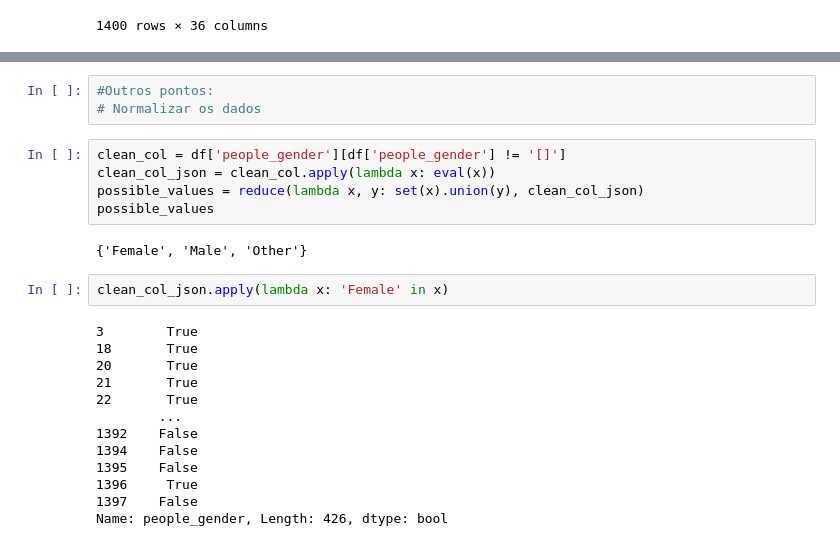
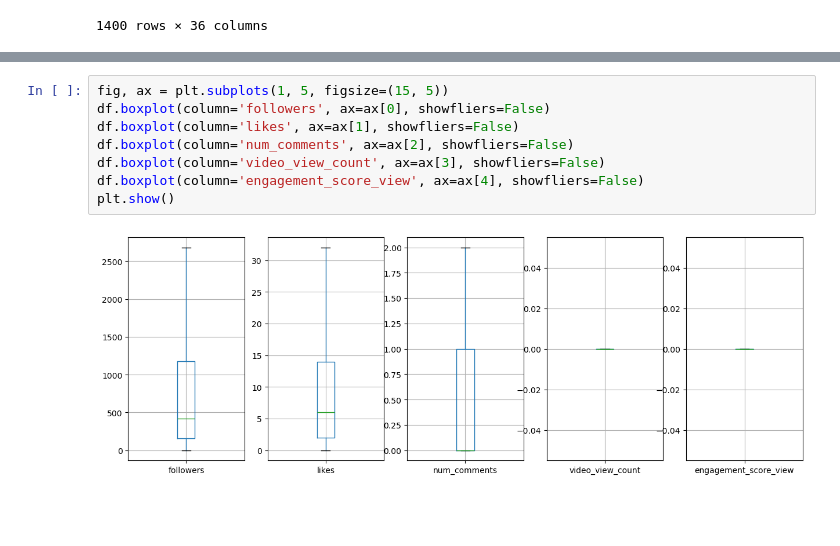
Before and after one commit to Patrick448/Data-Mining, a Jupyter notebook: data-exploration.ipynb, the cells around one changed output, grey strips where cells are left out. Drawn from its saved outputs; the diff is of its cells as text; blank space fills up the shorter version.

```diff
--- a/data-exploration.ipynb
+++ b/data-exploration.ipynb
@@ -133,28 +212,13 @@ df.boxplot(column='engagement_score_view', ax=ax[4])
 plt.show()
 # %% [output]
 [figure]
-# %%
-#Outros pontos:
-# Normalizar os dados
-# %%
-clean_col = df['people_gender'][df['people_gender'] != '[]']
-clean_col_json = clean_col.apply(lambda x: eval(x))
-possible_values = reduce(lambda x, y: set(x).union(y), clean_col_json)
-possible_values
-# %% [output]
-{'Female', 'Male', 'Other'}
-# %%
-clean_col_json.apply(lambda x: 'Female' in x)
-# %% [output]
-3        True
-18       True
-20       True
-21       True
-22       True
-        ...
-1392    False
-1394    False
-1395    False
-1396     True
-1397    False
-Name: people_gender, Length: 426, dtype: bool
+# %%
+fig, ax = plt.subplots(1, 5, figsize=(15, 5))
+df.boxplot(column='followers', ax=ax[0], showfliers=False)
+df.boxplot(column='likes', ax=ax[1], showfliers=False)
+df.boxplot(column='num_comments', ax=ax[2], showfliers=False)
+df.boxplot(column='video_view_count', ax=ax[3], showfliers=False)
+df.boxplot(column='engagement_score_view', ax=ax[4], showfliers=False)
+plt.show()
+# %% [output]
+[figure, added]
```
Also changed, not shown: parts of 76 cells of this notebook, 1 other file.
